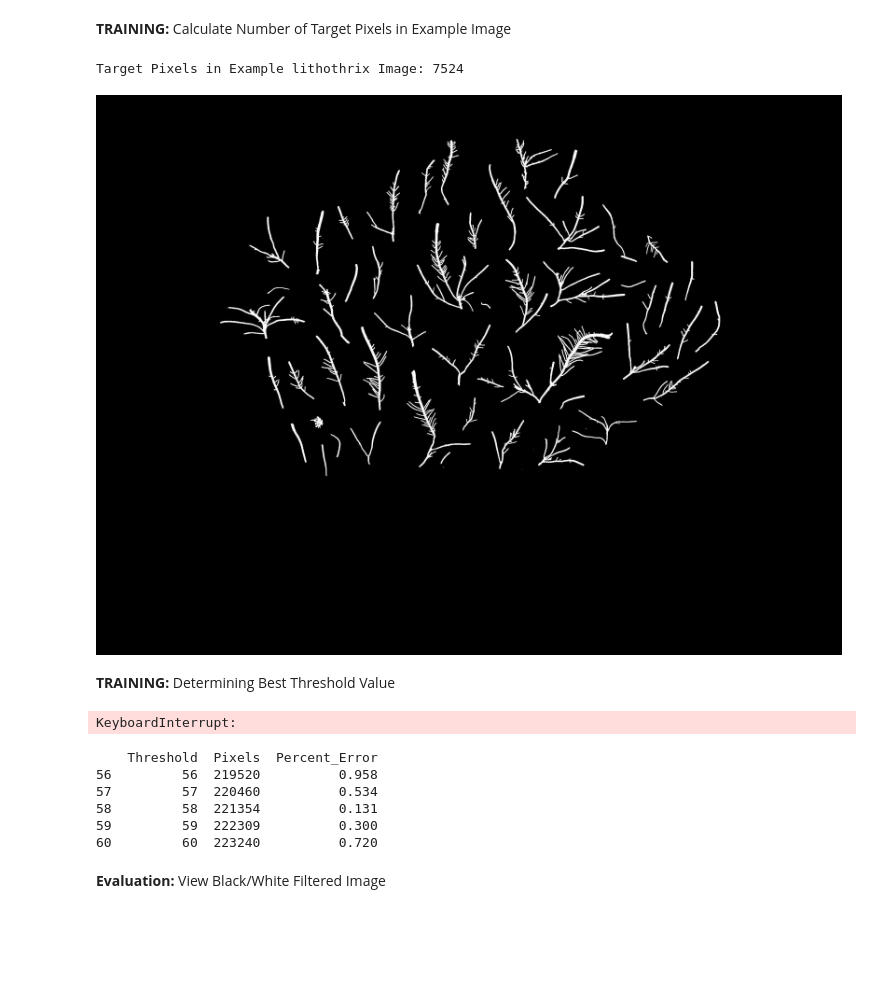
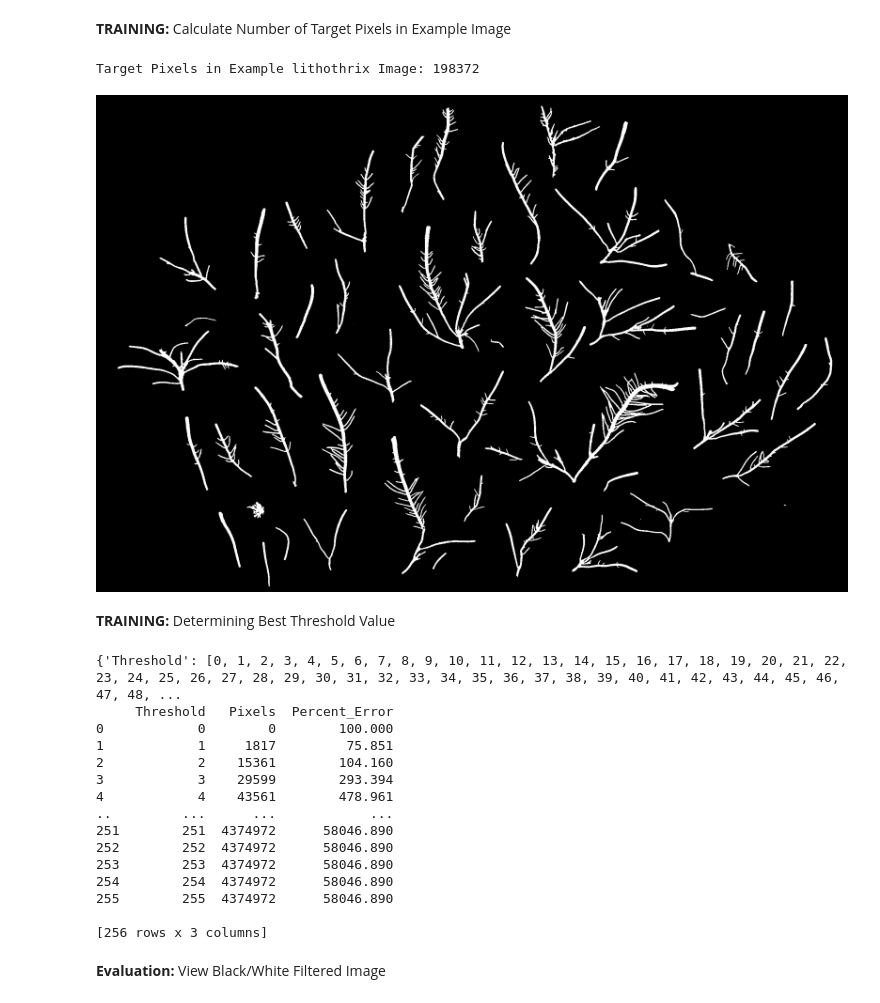
Before and after one commit to ConnnorM/Image_Processing_Lab, a Jupyter notebook: pil_convert.ipynb, the cells around one changed output. Cells and saved outputs as stored; diff of their text form; code cells hidden in the pictures; blank space fills up the shorter version.

```diff
--- a/main.ipynb
+++ b/pil_convert.ipynb
@@ -16,7 +16,7 @@ cur_sample = "lithothrix"
 cur_actual_pix = 0
 cur_theshold = 0
 
-lithothrix_actual_pixels = 7524 #221644
+lithothrix_actual_pixels = 198372
 lithothrix_threshold = 58
 
 laurencia_csp_actual_pixels = 1169
@@ -35,16 +35,25 @@ plocamium_threshold = 0
 def count_bw_pixels(img, color):
     array_img = np.array(img)
     count = 0
+
     # Set which color to search for
     check = True
-    if color == 'black':
-        check = False
-    # Loop through each row and its values in the array. If the value
-    # matches the color we want, increase count
-    for row in array_img:
-        for val in row:
-            if val == check:
+    if color != 'both':
+        if color == 'black':
+            check = False
+        # Loop through each row and its values in the array. If the value
+        # matches the color we want, increase count
+        for row in array_img:
+            for val in row:
+                if val == check:
+                    count = count + 1
+
+    # If we are counting all pixels, count... all the pixels!
+    else:
+        for row in array_img:
+            for val in row:
                 count = count + 1
+
     return count
 
 # Given measured and actual values, returns percent error
@@ -85,16 +94,17 @@ elif cur_sample == "plocamium":
 **TRAINING:** Calculate Number of Target Pixels in Example Image
 # %%
 try:
-    pix_ex = count_bw_pixels(ex_img, 'white')
+    ex_bw_img = test_img.convert('L').point(lambda x: 255 if x < 35 else 0, mode='1')
+    pix_ex = count_bw_pixels(ex_bw_img, 'white')
     print("Target Pixels in Example %s Image: %s" % (cur_sample, pix_ex))
 except:
     print("No example image given for %s" % cur_sample)
 # %% [output]
-Target Pixels in Example lithothrix Image: 7524
+Target Pixels in Example lithothrix Image: 198372
 # %%
-display(ex_img)
+display(ex_bw_img)
 # %% [output]
-[figure, old version]
+[figure, new version]
 # %% [markdown]
 **TRAINING:** Determining Best Threshold Value
 # %%
@@ -111,8 +121,8 @@ for ind, cur_thresh in enumerate(thresholds):
 
     # If we have twice as many chosen pixels as we should have, stop the loop since it's
     # far outside the appropriate range
-    if performance_dict['Percent_Error'][ind] > 100:
-        break
+    # if performance_dict['Percent_Error'][ind] > 200:
+    #     break
 
 # Since we'll most likely stop populating performance_dict before using
 # all 256 thresholds, remove the extra values from the thresholds in performance_dict
@@ -120,21 +130,29 @@ vals = len(performance_dict['Percent_Error'])
 del performance_dict['Threshold'][vals:]
 # Convert to Dataframe
 performance_df = pd.DataFrame.from_dict(performance_dict)
-# %% [output]
-KeyboardInterrupt:
 # %%
 # Get the index of the smallest percent error
 best_val_idx = performance_df['Percent_Error'].idxmin()
 # Show the dataframe around our best value
-print(performance_df.iloc[best_val_idx-2:best_val_idx+3])
-# print(performance_dict)
+# print(performance_df.iloc[best_val_idx-2:best_val_idx+3])
+print(performance_dict)
+print(pd.DataFrame.from_dict(performance_dict))
 # %% [output]
-    Threshold  Pixels  Percent_Error
-56         56  219520          0.958
-57         57  220460          0.534
-58         58  221354          0.131
-59         59  222309          0.300
-60         60  223240          0.720
+{'Threshold': [0, 1, 2, 3, 4, 5, 6, 7, 8, 9, 10, 11, 12, 13, 14, 15, 16, 17, 18, 19, 20, 21, 22, 23, 24, 25, 26, 27, 28, 29, 30, 31, 32, 33, 34, 35, 36, 37, 38, 39, 40, 41, 42, 43, 44, 45, 46, 47, 48, ...
+     Threshold   Pixels  Percent_Error
+0            0        0        100.000
+1            1     1817         75.851
+2            2    15361        104.160
+3            3    29599        293.394
+4            4    43561        478.961
+..         ...      ...            ...
+251        251  4374972      58046.890
+252        252  4374972      58046.890
+253        253  4374972      58046.890
+254        254  4374972      58046.890
+255        255  4374972      58046.890
+
+[256 rows x 3 columns]
 # %% [markdown]
 **Evaluation:** View Black/White Filtered Image
 # %%
```
Also changed, not shown: 4 other files.
